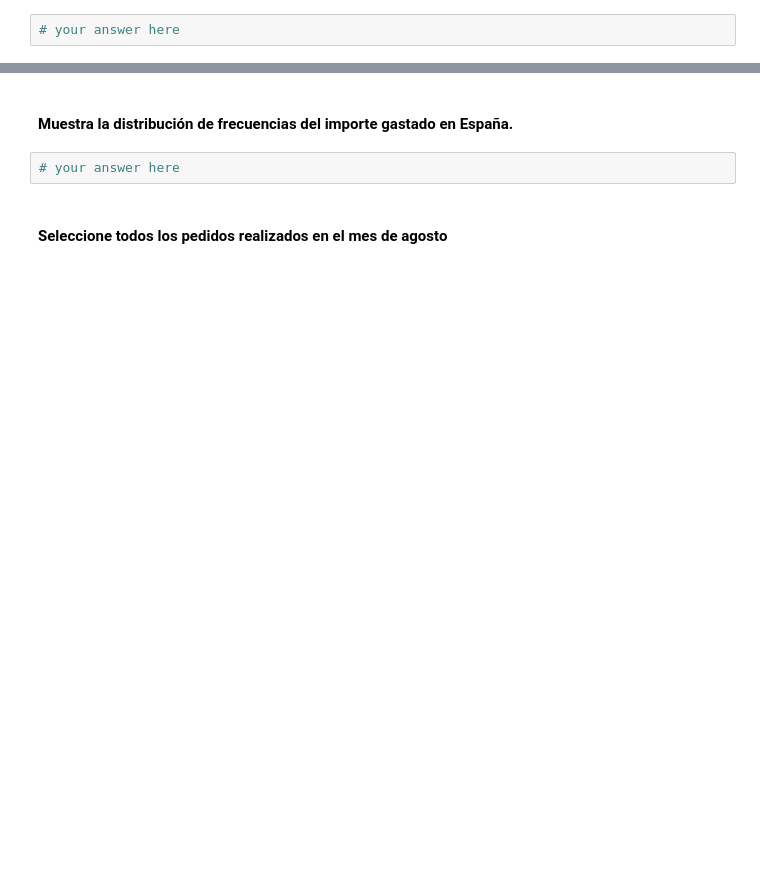
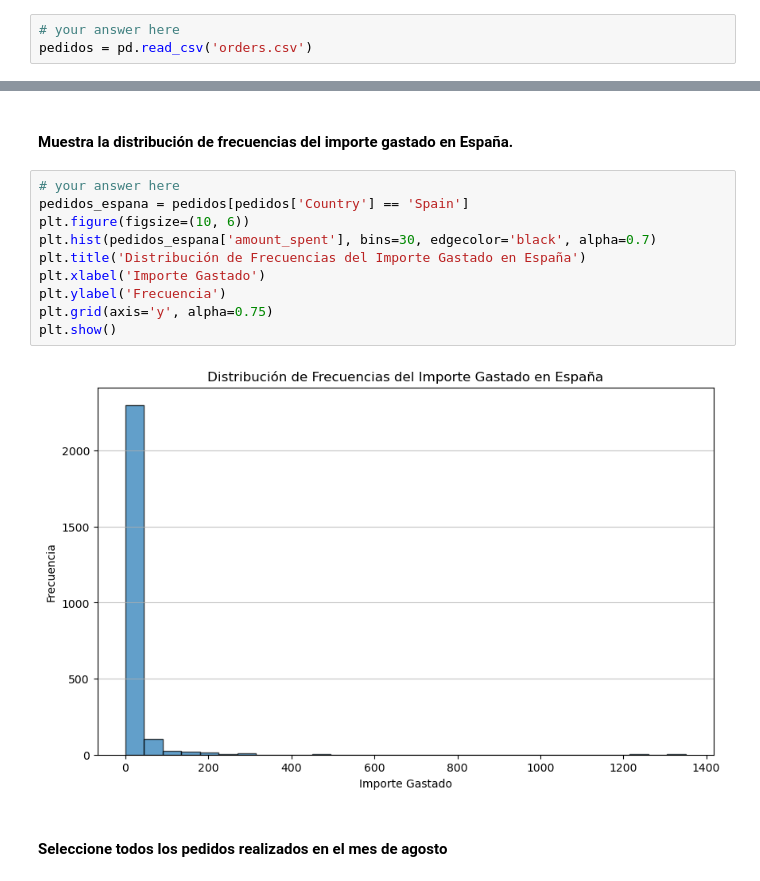
Before and after one commit to tatanapier/lab-descriptive-stats-es, a Jupyter notebook: your-code/main.ipynb, the cells around one changed output, grey strips where cells are left out. Saved outputs shown, nothing was run; the diff lists cells and outputs as text; blank space fills up the shorter version.

```diff
--- a/your-code/main.ipynb
+++ b/your-code/main.ipynb
@@ -350,5 +397,6 @@ En Probabilidad y Estadística, los cuantiles son puntos de corte que dividen el
 #### Abra el conjunto de datos Orders.csv. Nombre el conjunto de datos pedidos
 # %%
 # your answer here
+pedidos = pd.read_csv('orders.csv')
 # %% [markdown]
 #### Explore su conjunto de datos observando los tipos de datos y las estadísticas de resumen. Comenta tus resultados
@@ -399,7 +621,17 @@ En Probabilidad y Estadística, los cuantiles son puntos de corte que dividen el
 # %% [markdown]
 #### Muestra la distribución de frecuencias del importe gastado en España.
-# %%
-# your answer here
+# %%
+# your answer here
+pedidos_espana = pedidos[pedidos['Country'] == 'Spain']
+plt.figure(figsize=(10, 6))
+plt.hist(pedidos_espana['amount_spent'], bins=30, edgecolor='black', alpha=0.7)
+plt.title('Distribución de Frecuencias del Importe Gastado en España')
+plt.xlabel('Importe Gastado')
+plt.ylabel('Frecuencia')
+plt.grid(axis='y', alpha=0.75)
+plt.show()
+# %% [output]
+[figure, added]
 # %% [markdown]
 #### Seleccione todos los pedidos realizados en el mes de agosto
 # %%
```
Also changed, not shown: parts of 38 cells of this notebook.
